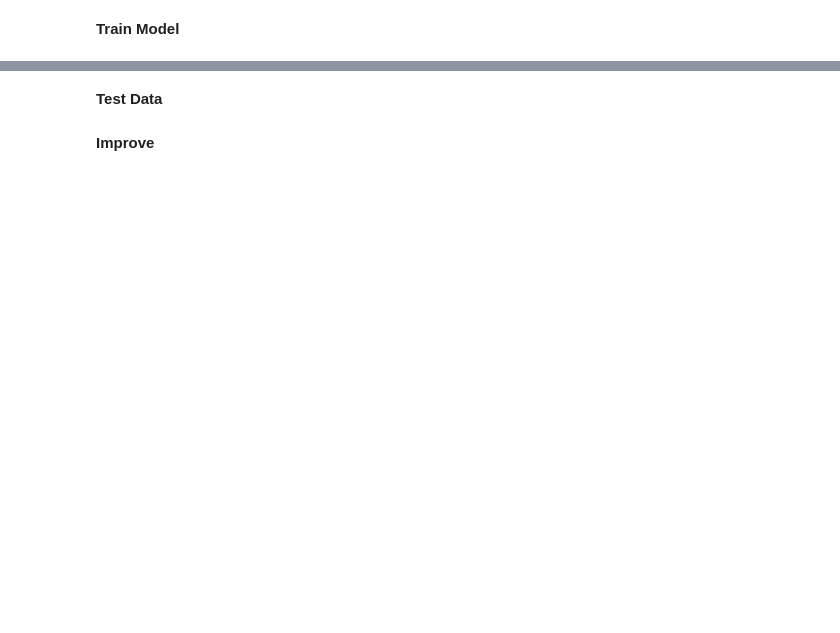
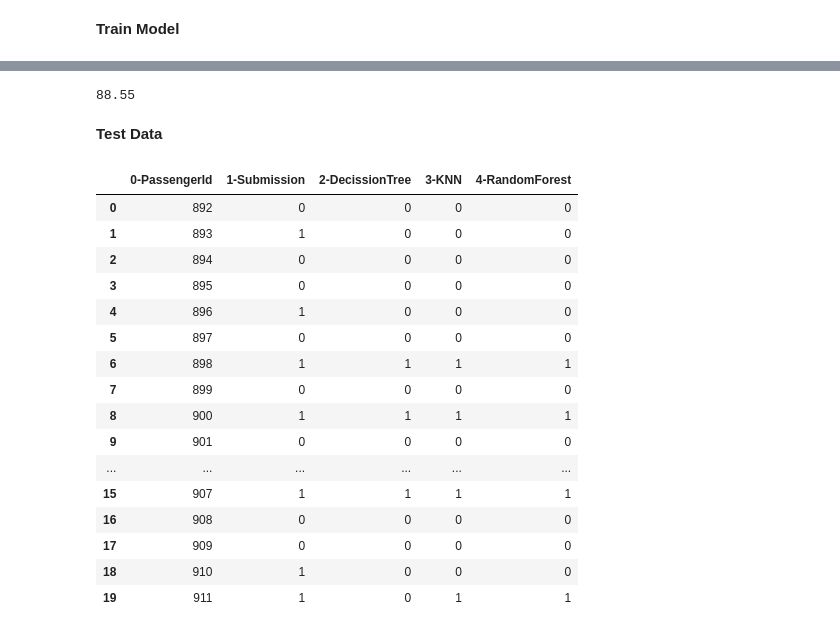
Before and after one commit to forgetz/KaggleTitanic, a Jupyter notebook: titanic.ipynb, the cells around one changed output, grey strips where cells are left out. Cells and saved outputs as stored; diff of their text form; code cells hidden in the pictures; blank space fills up the shorter version.

```diff
--- a/titanic.ipynb
+++ b/titanic.ipynb
@@ -116,6 +320,6 @@ train_df.head(10)
 # %%
-predict_train = train_df.drop("Survived", axis=1)
-predict_test = test_df.drop("PassengerId", axis=1)
+predict_train = train_df.drop(["Survived", "Name"], axis=1)
+predict_test = test_df.drop(["PassengerId", "Name"], axis=1)
 X_train = predict_train
 Y_train = train_df["Survived"]
 X_test  = predict_test
@@ -137,2 +356,10 @@ acc_knn
+# %%
+rf = RandomForestClassifier()
+rf.fit(X_train, Y_train)
+Y_rf_pred = rf.predict(X_test)
+acc_rf = round(rf.score(X_train, Y_train) * 100, 2)
+acc_rf
+# %% [output]
+88.55
 # %% [markdown]
 **Test Data**
@@ -145,2 +366,27 @@ output_dct[0:20]
-# %% [markdown]
-**Improve**
+# %%
+submission = pd.read_csv('./data/gender_submission.csv')
+temp = pd.DataFrame({"0-PassengerId": test_df["PassengerId"],
+                     "1-Submission": submission['Survived'],
+                     "2-DecissionTree": Y_dct_pred,
+                     "3-KNN": Y_knn_pred,
+                     "4-RandomForest": Y_rf_pred
+                    })
+temp.head(20)
+# %% [output]
+|  | 0-PassengerId | 1-Submission | 2-DecissionTree | 3-KNN | 4-RandomForest |
+| 0 | 892 | 0 | 0 | 0 | 0 |
+| 1 | 893 | 1 | 0 | 0 | 0 |
+| 2 | 894 | 0 | 0 | 0 | 0 |
+| 3 | 895 | 0 | 0 | 0 | 0 |
+| 4 | 896 | 1 | 0 | 0 | 0 |
+| 5 | 897 | 0 | 0 | 0 | 0 |
+| 6 | 898 | 1 | 1 | 1 | 1 |
+| 7 | 899 | 0 | 0 | 0 | 0 |
+| 8 | 900 | 1 | 1 | 1 | 1 |
+| 9 | 901 | 0 | 0 | 0 | 0 |
+| ... | ... | ... | ... | ... | ... |
+| 15 | 907 | 1 | 1 | 1 | 1 |
+| 16 | 908 | 0 | 0 | 0 | 0 |
+| 17 | 909 | 0 | 0 | 0 | 0 |
+| 18 | 910 | 1 | 0 | 0 | 0 |
+| 19 | 911 | 1 | 0 | 1 | 1 |
```
Also changed, not shown: parts of 32 cells of this notebook.
